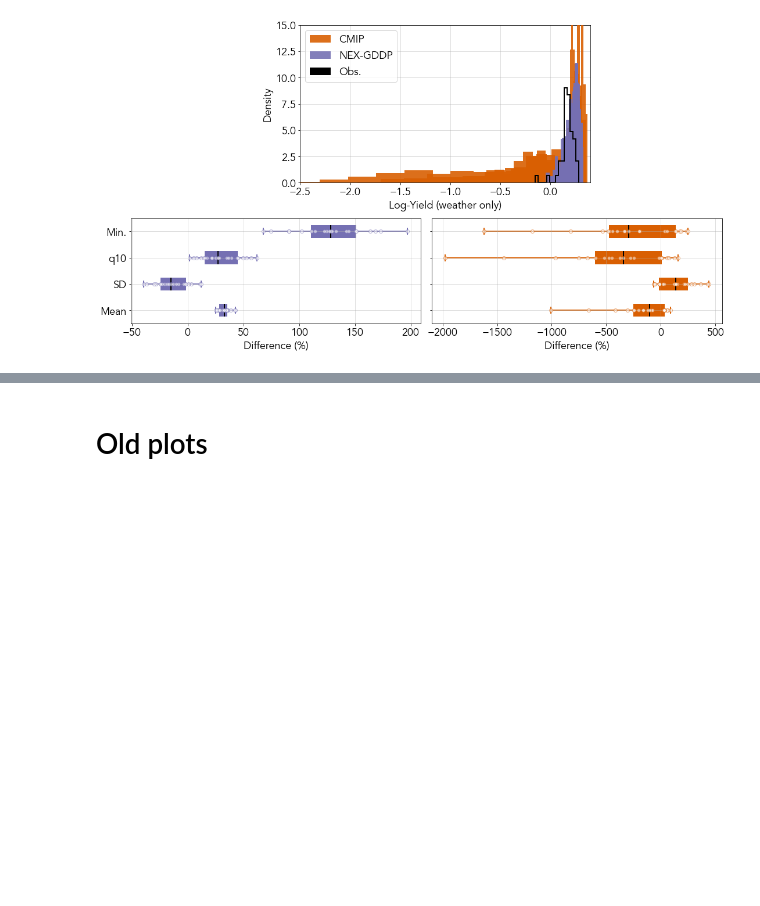
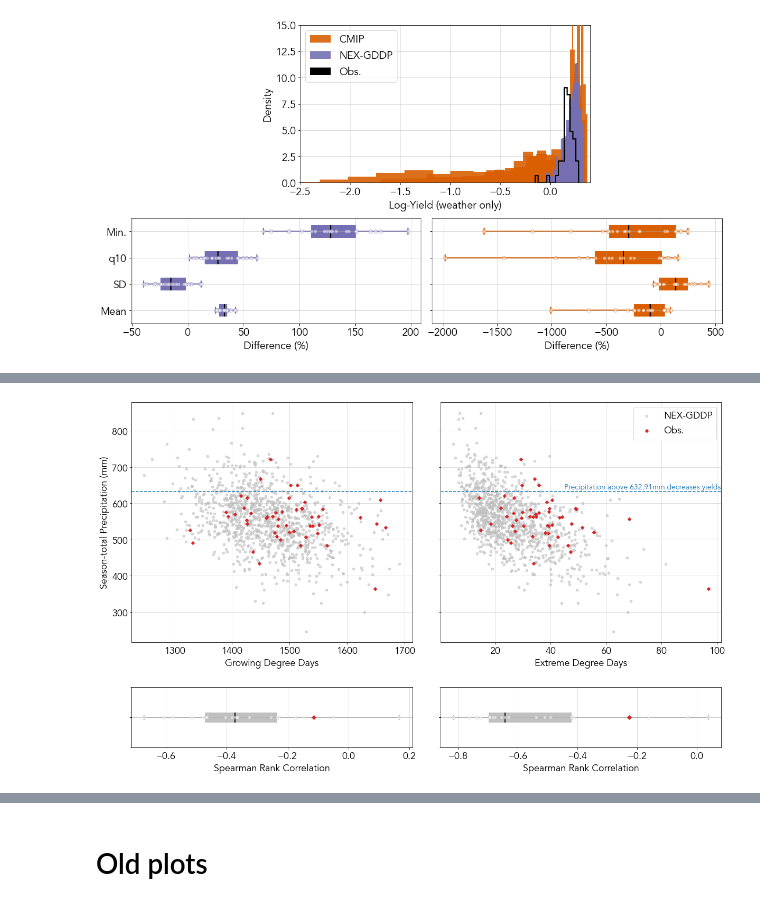
Before and after one commit to david0811/BCSD_CornYields_UQ, a Jupyter notebook: code/03_analysis/03_01_national.ipynb, the cells around one changed output, grey strips where cells are left out. Saved outputs shown, nothing was run; the diff lists cells and outputs as text; code cells hidden in the pictures; blank space fills up the shorter version.

Commit message:
re-organized figures

```diff
--- a/code/03_analysis/03_01_national.ipynb
+++ b/code/03_analysis/03_01_national.ipynb
@@ -693,0 +740,15 @@ plt.show()
+# %%
+# Construct national weights (total production by weighted sum of counties) (only 1956-2005)
+weights = pd.read_csv('../../data/usda/maize_county_yield_area.csv').filter(["fips", "year", "area","yield"])
+weights = weights.query('year >= 1956 and year <= 2005')
+weights['fips'] = weights['fips'].astype(str).str.zfill(5)
+weights.sort_values(by = ['fips', 'year'], inplace = True)
+weights.set_index(['fips', 'year'], inplace = True)
+weights["national_weight"] = weights["area"] * weights["yield"]
+weights_norm = weights.groupby("year").sum().drop(columns = ["yield", "area"])
+# Normalise
+weights = pd.merge(weights.reset_index().filter(["fips","year","national_weight"]), weights_norm, on = "year")
+weights["national_weight"] = weights["national_weight_x"] / weights["national_weight_y"]
+weights.drop(columns = ["national_weight_x", "national_weight_y"],inplace=True)
+weights = weights.set_index(['fips','year']).sort_index()
+weights = weights.filter(['national_weight'])
@@ -693,0 +789,80 @@ plt.show()
+# %%
+prcp_tp = -beta_prcp / (2*beta_prcp2) # maximum (point above which precipitation negatively affects yields)
+# %%
+# NEX
+fig, axs = plt.subplots(2,2, figsize=(20,12), sharey='row', gridspec_kw={'wspace':0.1, 'hspace':0.3, 'height_ratios':[4,1]})
+
+# GDD-precip
+# scatter
+ax=axs[0,0]
+for model in nex_models:
+    nex_weather_weighted[model].plot(x='gdd', y='prcp', kind='scatter', ax=ax, color='silver', alpha=0.6)
+gmfd_weather_weighted.plot(x='gdd', y='prcp', kind='scatter', ax=ax, color='tab:red', s=20, marker='D')
+ax.set_ylabel('Season-total Precipitation (mm)')
+ax.set_xlabel('Growing Degree Days')
+ax.grid(alpha=0.5)
+ax.set_xlim([ax.get_xlim()[0], ax.get_xlim()[1]])
+ax.hlines(prcp_tp, ax.get_xlim()[0], ax.get_xlim()[1], ls='--', color='tab:blue')
+
+# boxplot
+ax=axs[1,0]
+nex_gdd_bxplt = ax.boxplot([spearmanr(nex_weather_weighted[model]['gdd'], nex_weather_weighted[model]['prcp'])[0] for model in nex_models],
+                        patch_artist=True,
+                        medianprops=dict(linewidth=2, color='black'),
+                        boxprops=dict(linewidth=2, color='silver'),
+                        whiskerprops=dict(linewidth=2, color='silver'),
+                        capprops=dict(linewidth=2, color='silver'),
+                        showfliers=False,
+                        whis=(0,100),
+                        vert=False,
+                        zorder=1)
+for patch in nex_gdd_bxplt['boxes']:
+        patch.set_facecolor('silver')
+ax.scatter([spearmanr(nex_weather_weighted[model]['gdd'], nex_weather_weighted[model]['prcp'])[0] for model in nex_models], [1 for model in nex_models], edgecolor='silver', facecolor='white', zorder=10, alpha=0.5)
+ax.scatter(spearmanr(gmfd_weather_weighted['gdd'], gmfd_weather_weighted['prcp'])[0], 1, color='tab:red', marker='D', s=30, zorder=10)
+ax.grid(alpha=0.5)
+ax.set_yticklabels([''])
+ax.set_xlabel('Spearman Rank Correlation')
+
+# EDD-precip
+# scatter
+ax=axs[0,1]
+
+nex_weather_weighted[nex_models[0]].plot(x='edd', y='prcp', kind='scatter', ax=ax, color='silver', alpha=0.6, label='NEX-GDDP')
+
+for model in nex_models[1:]:
+    nex_weather_weighted[model].plot(x='edd', y='prcp', kind='scatter', ax=ax, color='silver', alpha=0.6, legend=None)
+gmfd_weather_weighted.plot(x='edd', y='prcp', kind='scatter', ax=ax, color='tab:red', s=20, marker='D', label='Obs.')
+ax.set_xlabel('Extreme Degree Days')
+ax.grid(alpha=0.5)
+ax.set_xlim([ax.get_xlim()[0], ax.get_xlim()[1]])
+ax.hlines(prcp_tp, ax.get_xlim()[0], ax.get_xlim()[1], ls='--', color='tab:blue')
+ax.text(45, 640, 'Precipitation above {0:.2f}mm decreases yields'.format(prcp_tp), color='tab:blue', size=14)
+
+ax.legend()
+
+# boxplot
+ax=axs[1,1]
+nex_edd_bxplt = ax.boxplot([spearmanr(nex_weather_weighted[model]['edd'], nex_weather_weighted[model]['prcp'])[0] for model in nex_models],
+                        patch_artist=True,
+                        medianprops=dict(linewidth=2, color='black'),
+                        boxprops=dict(linewidth=2, color='silver'),
+                        whiskerprops=dict(linewidth=2, color='silver'),
+                        capprops=dict(linewidth=2, color='silver'),
+                        showfliers=False,
+                        whis=(0,100),
+                        vert=False,
+                        zorder=1)
+for patch in nex_edd_bxplt['boxes']:
+        patch.set_facecolor('silver')
+
+ax.scatter([spearmanr(nex_weather_weighted[model]['edd'], nex_weather_weighted[model]['prcp'])[0] for model in nex_models], [1 for model in nex_models], edgecolor='silver', facecolor='white', zorder=10, alpha=0.5)
+ax.scatter(spearmanr(gmfd_weather_weighted['edd'], gmfd_weather_weighted['prcp'])[0], 1, color='tab:red', marker='D', s=30, zorder=10)
+ax.grid(alpha=0.5)
+ax.set_xlabel('Spearman Rank Correlation')
+ax.set_yticklabels(['',''])
+
+# plt.show()
+plt.savefig('../../figs/new/SIfig_joint_eval_NEX.pdf')
+# %% [output]
+[figure, added]
```
Also changed, not shown: parts of 16 cells of this notebook, 50 other files.
